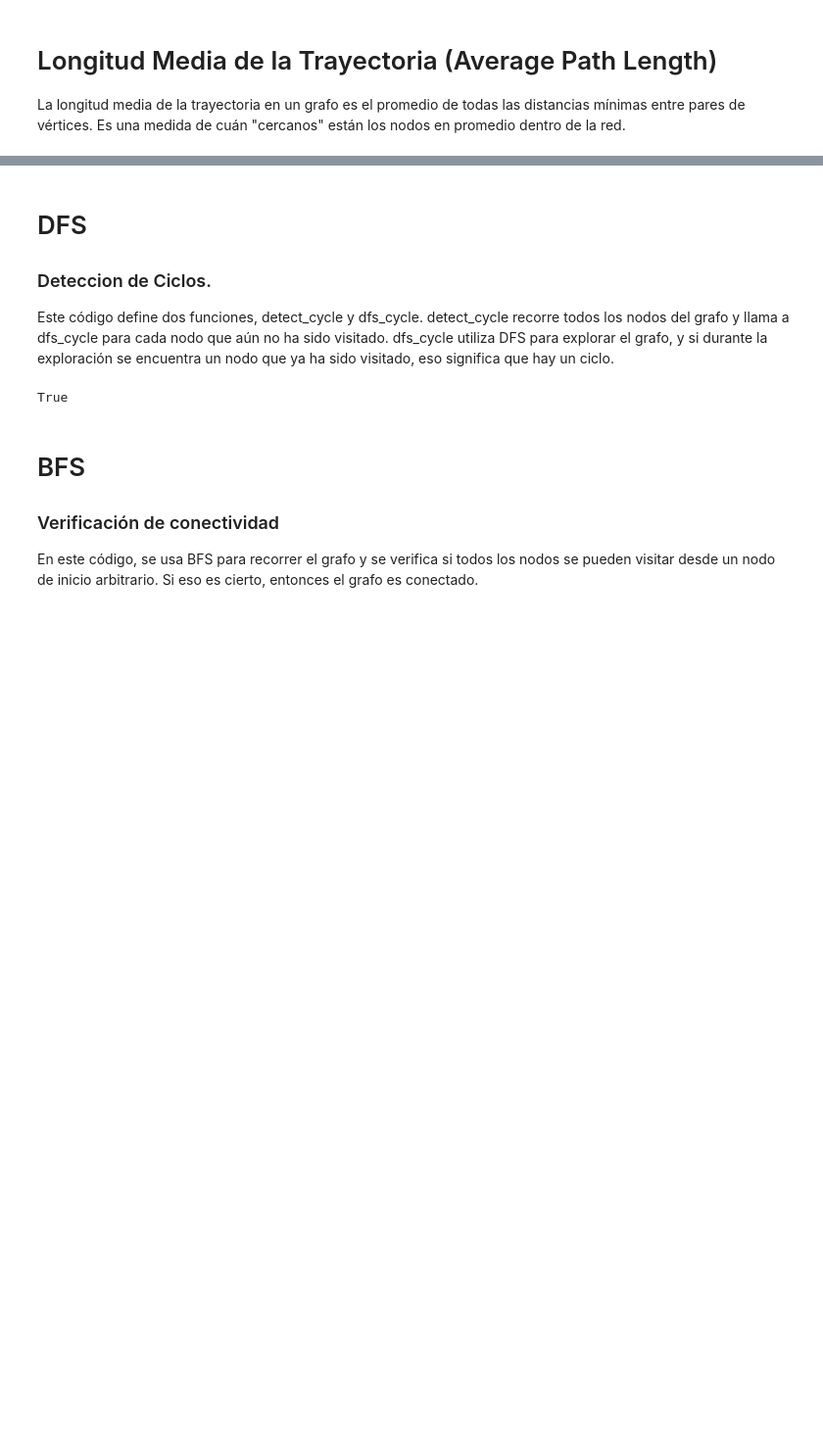
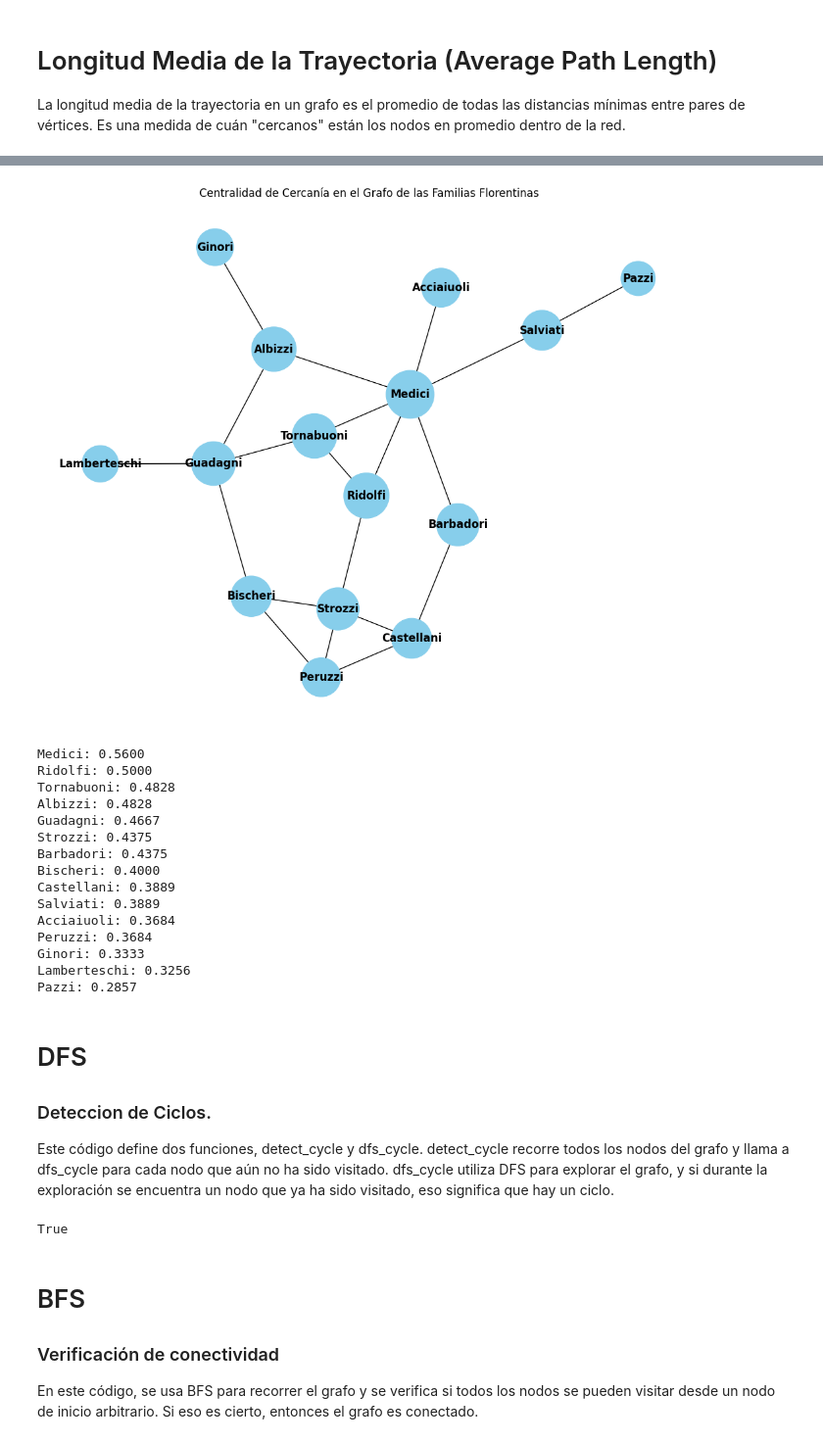
Before and after one commit to sharop/TallerGrafos24, a Jupyter notebook: Clase_2_Grafos.ipynb, the cells around one changed output, grey strips where cells are left out. Shown at 98% size. Saved outputs shown, nothing was run; the diff lists cells and outputs as text; code cells hidden in the pictures; blank space fills up the shorter version.

```diff
--- a/Clase_2_Grafos.ipynb
+++ b/Clase_2_Grafos.ipynb
@@ -229,3 +279,40 @@ Lamberteschi: 0.0888
+# %%
+
+
+# Calcular la centralidad de cercanía
+closeness_centrality = nx.closeness_centrality(G)
+
+# Visualización del grafo con centralidad de cercanía
+pos = nx.spring_layout(G)
+plt.figure(figsize=(10, 8))
+nx.draw(G, pos, with_labels=True, node_size=[v * 5000 for v in closeness_centrality.values()],
+        node_color="skyblue", font_size=12, font_color="black", font_weight="bold")
+plt.title("Centralidad de Cercanía en el Grafo de las Familias Florentinas")
+plt.show()
+
+# Ordenar el diccionario por sus valores en orden descendente
+sorted_closeness_centrality = dict(sorted(closeness_centrality.items(), key=lambda item: item[1], reverse=True))
+
+# Mostrar la centralidad de cercanía
+for family, centrality in sorted_closeness_centrality.items():
+    print(f"{family}: {centrality:.4f}")
+# %% [output]
+[figure, added]
+Medici: 0.5600
+Ridolfi: 0.5000
+Tornabuoni: 0.4828
+Albizzi: 0.4828
+Guadagni: 0.4667
+Strozzi: 0.4375
+Barbadori: 0.4375
+Bischeri: 0.4000
+Castellani: 0.3889
+Salviati: 0.3889
+Acciaiuoli: 0.3684
+Peruzzi: 0.3684
+Ginori: 0.3333
+Lamberteschi: 0.3256
+Pazzi: 0.2857
 # %% [markdown]
 # DFS
 ### Deteccion de Ciclos.
```
Also changed, not shown: parts of 13 cells of this notebook.
